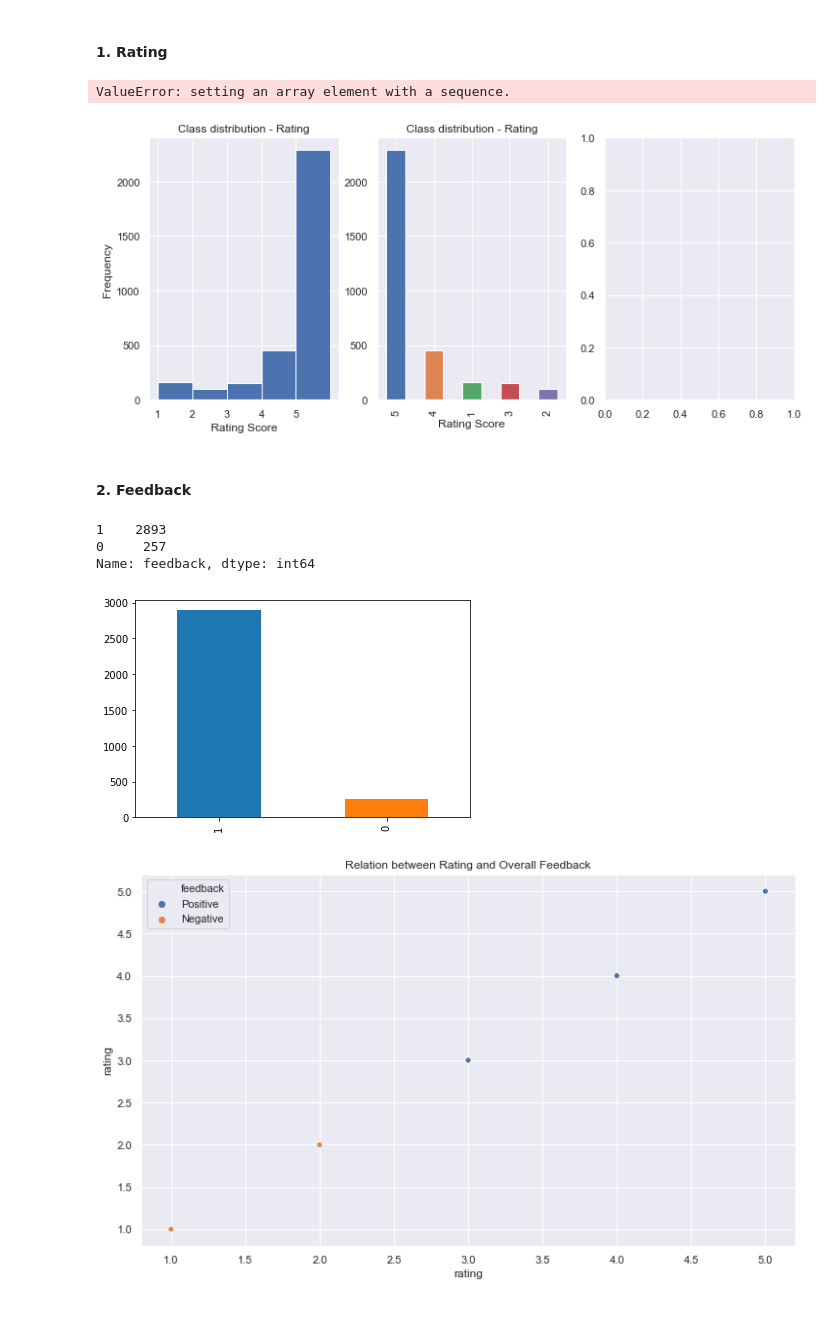
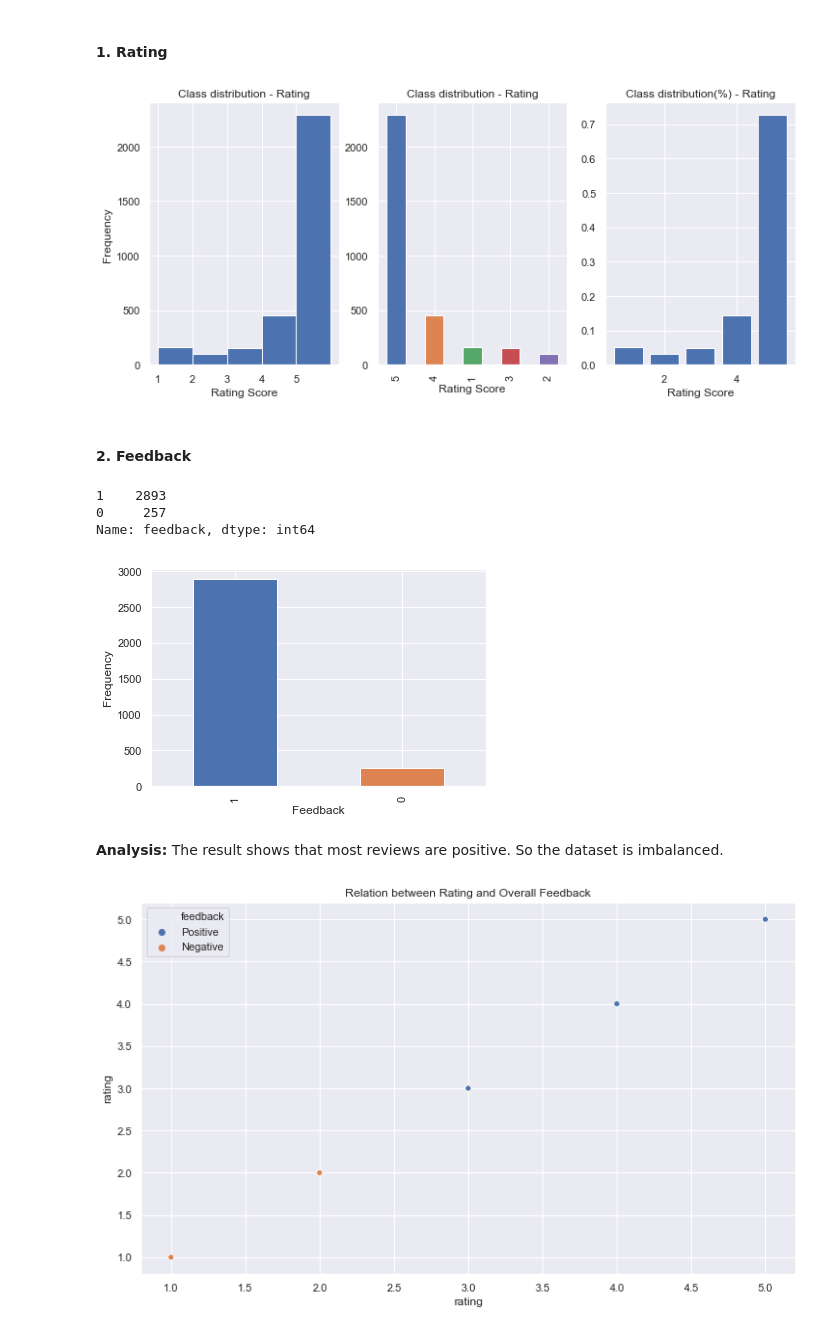
Before and after one commit to tinawangnew/capstone-project, a Jupyter notebook: amazon-alexa-review (1).ipynb, the cells around one changed output. Drawn from its saved outputs; the diff is of its cells as text; code cells hidden in the pictures.

```diff
--- a/amazon-alexa-review (1).ipynb
+++ b/amazon-alexa-review (1).ipynb
@@ -82,26 +83,29 @@ plt.xlabel('Rating Score')
 plt.subplot(1,3,3)
 x=np.array([1,2,3,4,5])
 y=np.array([rating_p_1,rating_p_2,rating_p_3,rating_p_4,rating_p_5])
-plt.plot(x,y)
+plt.bar(x,y)
 plt.title('Class distribution(%) - Rating')
 plt.xlabel('Rating Score')
 
 plt.show()
 # %% [output]
-ValueError: setting an array element with a sequence.
-[figure, old version]
+[figure, new version]
 # %% [markdown]
 #### 2. Feedback
 # %%
 print(df['feedback'].value_counts())
 
 df['feedback'].value_counts().plot(kind='bar')
+plt.xlabel('Feedback')
+plt.ylabel('Frequency')
 plt.show()
 # %% [output]
 1    2893
 0     257
 Name: feedback, dtype: int64
-[figure, old version]
+[figure, new version]
+# %% [markdown]
+<p><b>Analysis:</b> The result shows that most reviews are positive. So the dataset is imbalanced.</p>
 # %%
 test = df.copy(deep=True)
 test.loc[test['feedback'] == 1, 'feedback'] = 'Positive'
```
Also changed, not shown: parts of 31 cells of this notebook, 1 other file.
